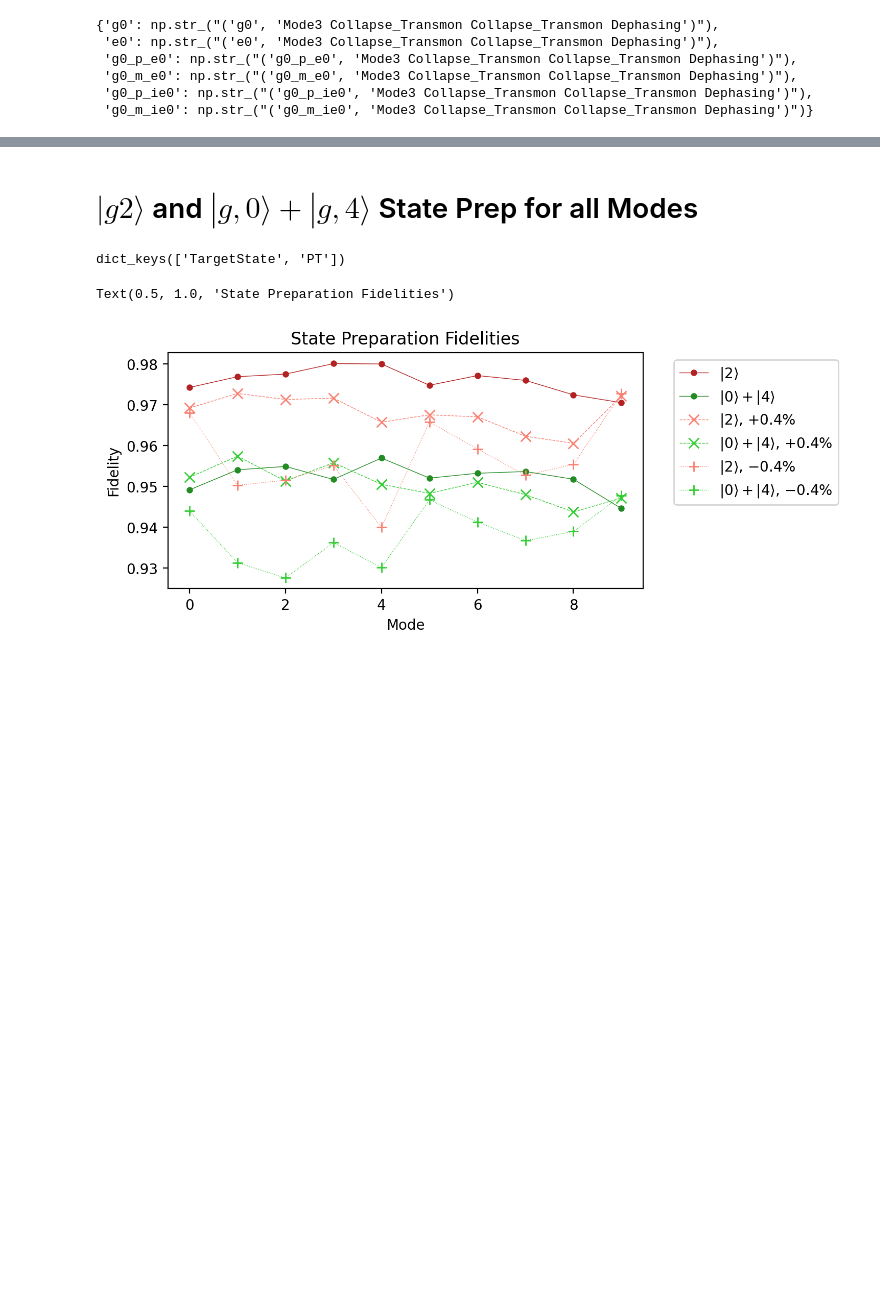
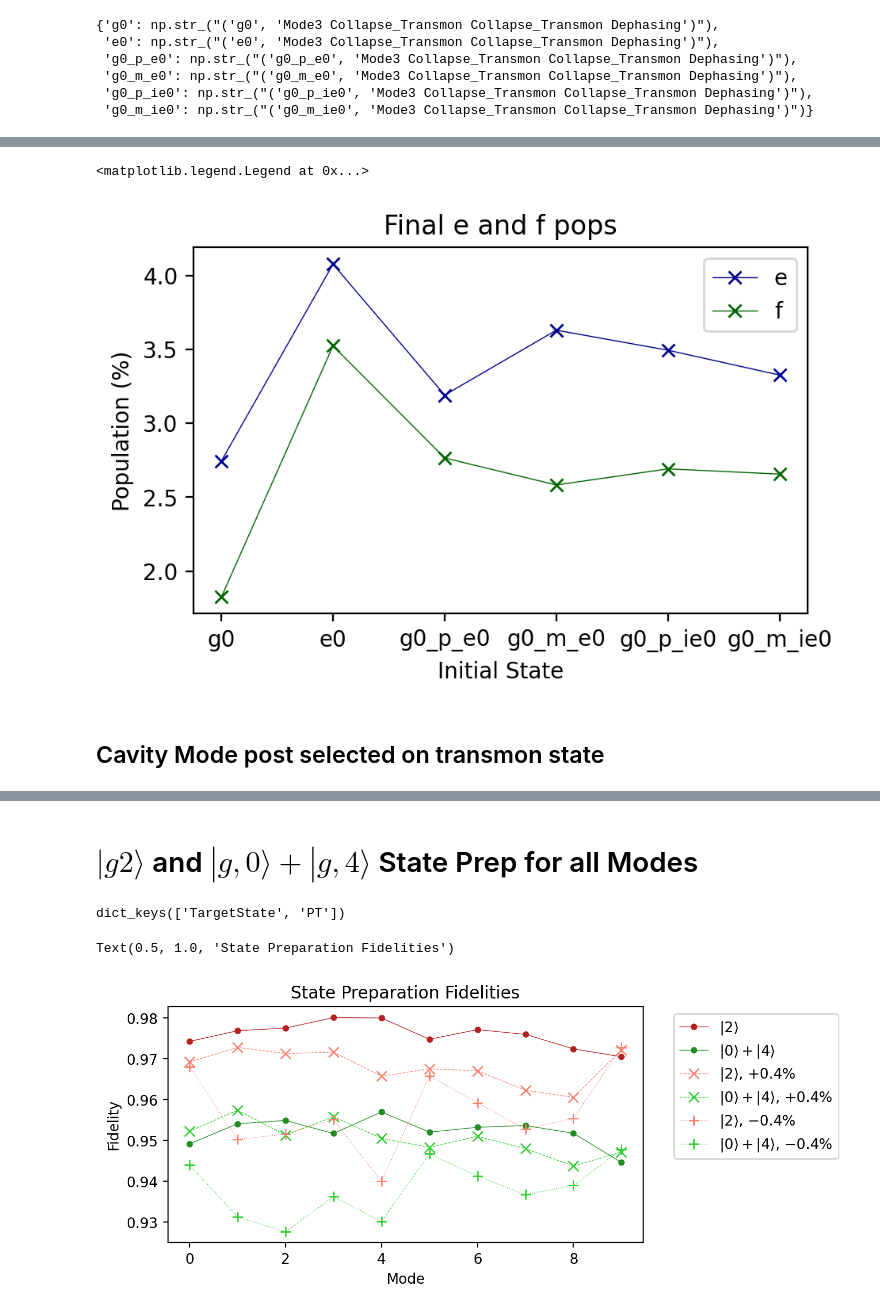
Before and after one commit to chakramlab/CavityModeDriveSimulations, a Jupyter notebook: Multi-Mode_Sideband_Control/UsingJuliaBase/RunsForPaper/FolderForGoogleDrive/MainNotebook.ipynb, the cells around one changed output, grey strips where cells are left out. Drawn from its saved outputs; the diff is of its cells as text; code cells hidden in the pictures; blank space fills up the shorter version.

```diff
--- a/Multi-Mode_Sideband_Control/UsingJuliaBase/RunsForPaper/FolderForGoogleDrive/MainNotebook.ipynb
+++ b/Multi-Mode_Sideband_Control/UsingJuliaBase/RunsForPaper/FolderForGoogleDrive/MainNotebook.ipynb
@@ -465,0 +478,49 @@ np.float64(0.8414709848078965)
+# %%
+g_prob = []
+for i in range(len(keys_to_look_at)):
+    key = keys_to_look_at[i]
+    res = 0
+    for state in itertools.product([0], [0,1,2,3,4,5]):
+        val = binomial_code_evolution[key][str(state)][-1]
+        res+= (val["re"])
+    g_prob.append(res)
+g_prob = np.array(g_prob)
+
+e_prob = []
+for i in range(len(keys_to_look_at)):
+    key = keys_to_look_at[i]
+    res = 0
+    for state in itertools.product([1], [0,1,2,3,4,5]):
+        val = binomial_code_evolution[key][str(state)][-1]
+        res+= (val["re"])
+    e_prob.append(res)
+e_prob = np.array(e_prob)
+
+f_prob = []
+for i in range(len(keys_to_look_at)):
+    key = keys_to_look_at[i]
+    res = 0
+    for state in itertools.product([2], [0,1,2,3,4,5]):
+        val = binomial_code_evolution[key][str(state)][-1]
+        res+= (val["re"])
+    f_prob.append(res)
+f_prob = np.array(f_prob)
+# %%
+fig = plt.figure(figsize=(5, 3), dpi=200)
+
+x = np.arange(len(init_states))
+
+#plt.plot(x, g_prob, label='g', marker = "x", lw=0.5, color = "darkred")
+plt.plot(x, e_prob*100, label='e', marker = "x", lw=0.5, color = "darkblue")
+plt.plot(x, f_prob*100, label='f', marker = "x", lw=0.5, color = "darkgreen")
+
+plt.xlabel('Initial State')
+plt.ylabel('Population (%)')
+plt.title('Final e and f pops')
+plt.xticks(x, init_states)
+plt.legend(ncol = 1)
+# %% [output]
+<matplotlib.legend.Legend at 0x...>
+[figure, added]
+# %% [markdown]
+## Cavity Mode post selected on transmon state
```
Also changed, not shown: parts of 21 cells of this notebook, 22 other files.
